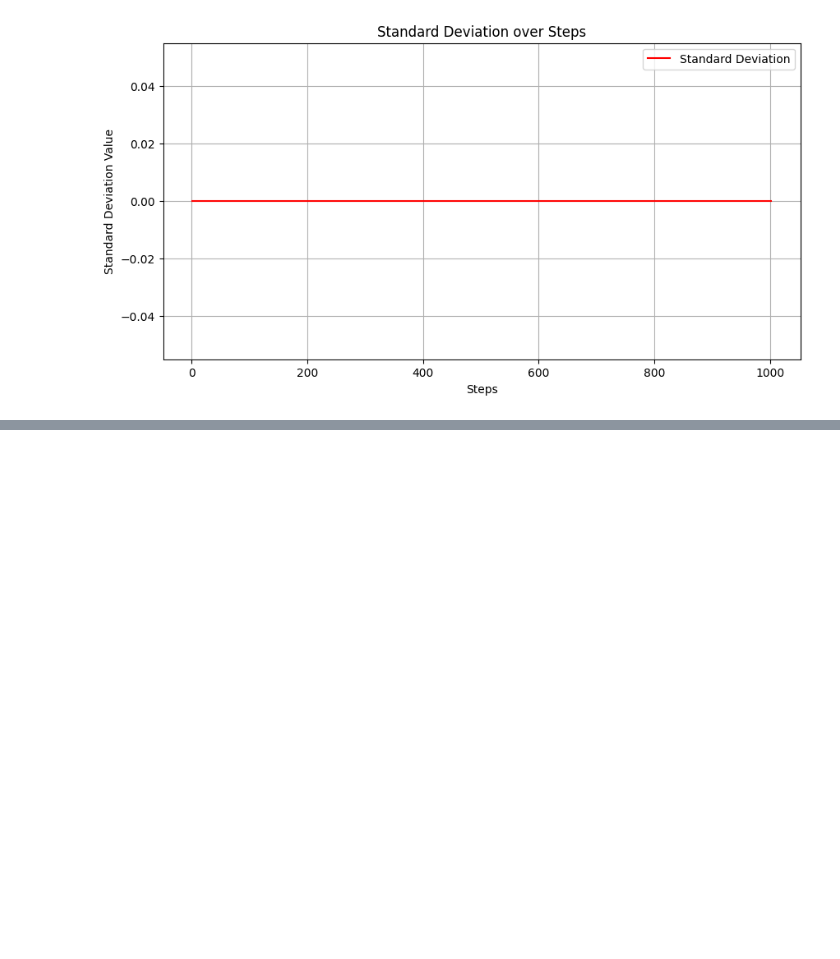
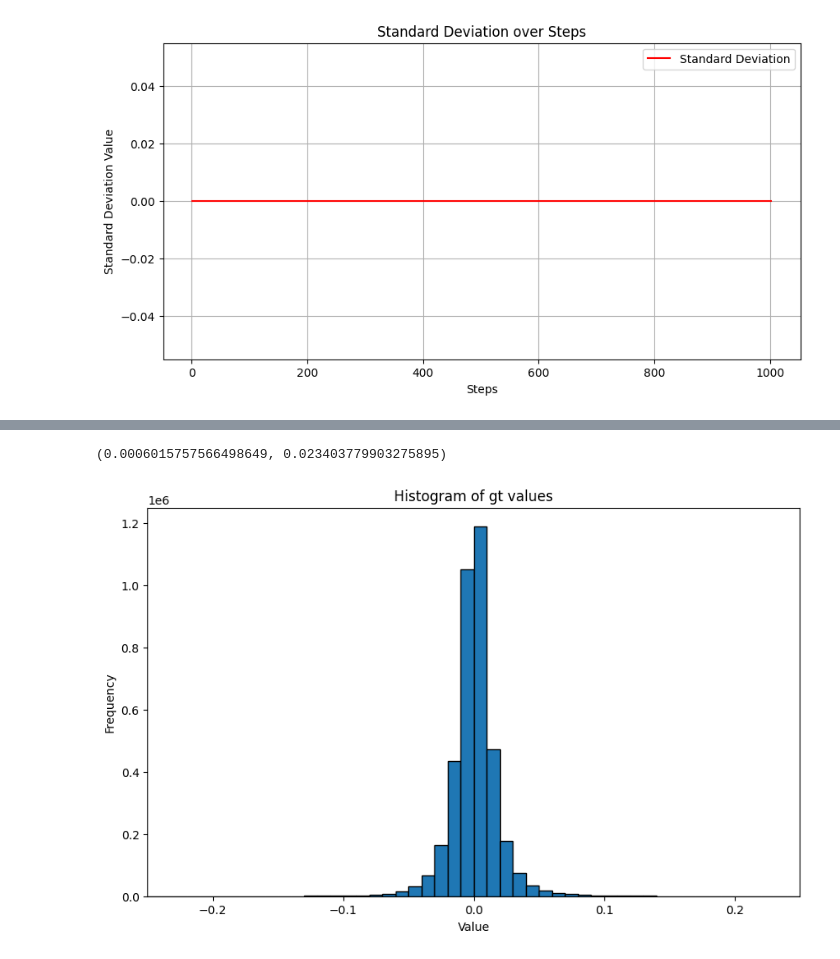
Before and after one commit to katop1234/FPT2, a Jupyter notebook: get_data_test.ipynb, the cells around one changed output, grey strips where cells are left out. Saved outputs shown, nothing was run; the diff lists cells and outputs as text; code cells hidden in the pictures; blank space fills up the shorter version.

```diff
--- a/get_data_test.ipynb
+++ b/get_data_test.ipynb
@@ -157,3 +157,8 @@ plt.show()
 # %% [output]
 [figure]
 [figure]
+# %%
+import utils, numpy as np
+df = utils.read("SNPdata.ser")
+
+(np.square(df['gt']))
@@ -159,0 +178,27 @@ plt.show()
+# %%
+gt = df['gt']
+# %%
+#(gt - np.mean(gt)) / np.std(gt)
+np.mean(gt), np.std(gt)
+# %% [output]
+(0.0006015757566498649, 0.023403779903275895)
+# %%
+import matplotlib.pyplot as plt
+
+# Assuming df is already loaded
+gt_values = gt
+
+# Define your bounds
+lower_bound = -1/4  # replace with your desired lower bound
+upper_bound = 1/4  # replace with your desired upper bound
+
+# Plot
+plt.figure(figsize=(10, 6))
+plt.hist(gt_values, bins=50, edgecolor='k', range=(lower_bound, upper_bound))  # Using range for the histogram
+plt.xlim(lower_bound, upper_bound)  # Setting x-axis limits
+plt.title('Histogram of gt values')
+plt.xlabel('Value')
+plt.ylabel('Frequency')
+plt.show()
+# %% [output]
+[figure, added]
```
Also changed, not shown: parts of 1 cell of this notebook, 4 other files.
